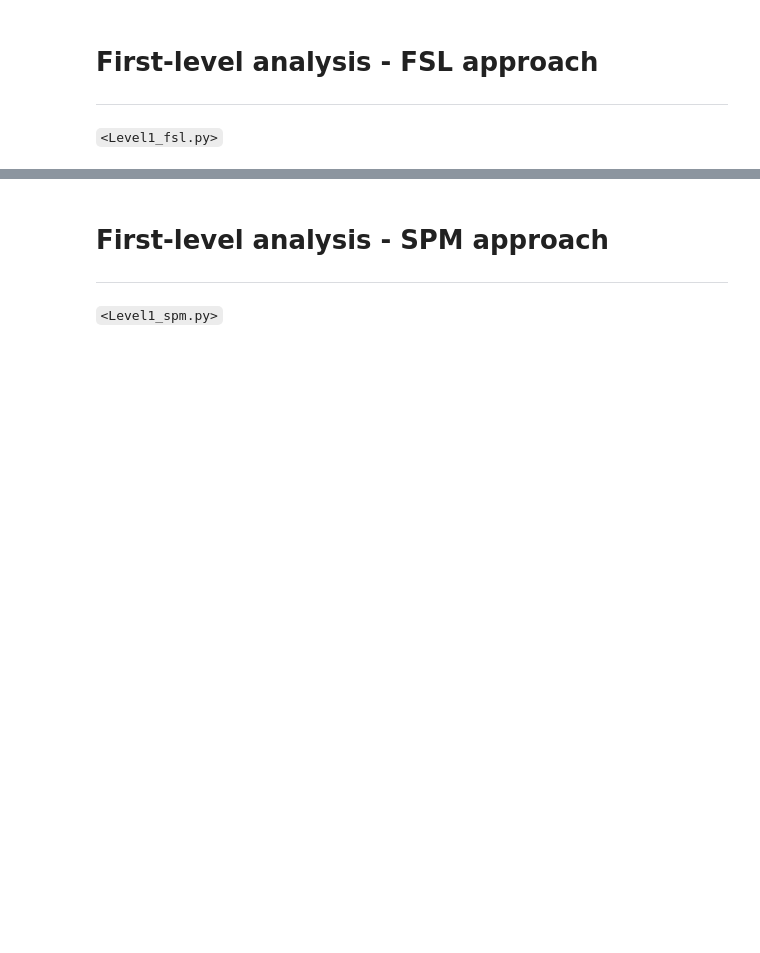
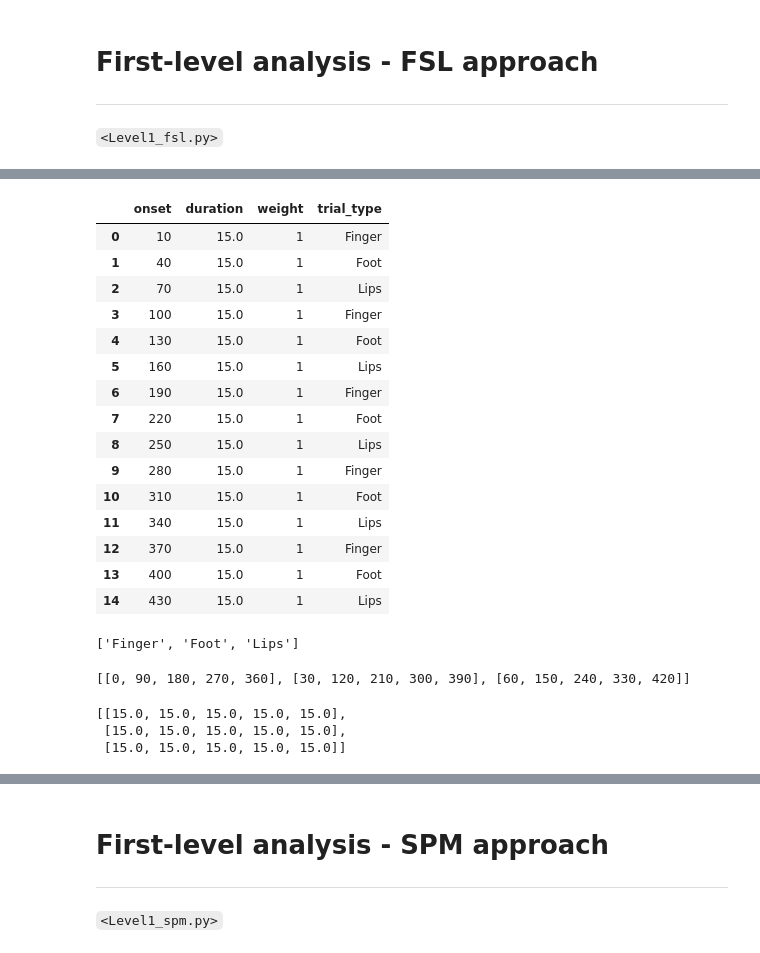
Before and after one commit to sathayas/JupyterfMRIFall2018, a Jupyter notebook: Level1.ipynb, the cells around one changed output, grey strips where cells are left out. Drawn from its saved outputs; the diff is of its cells as text; code cells hidden in the pictures; blank space fills up the shorter version.

```diff
--- a/Level1.ipynb
+++ b/Level1.ipynb
@@ -295,0 +219,19 @@ firstLevel.run()
+# %%
+trialInfo
+# %% [output]
+|  | onset | duration | weight | trial_type |
+| 0 | 10 | 15.0 | 1 | Finger |
+| 1 | 40 | 15.0 | 1 | Foot |
+| 2 | 70 | 15.0 | 1 | Lips |
+| 3 | 100 | 15.0 | 1 | Finger |
+| 4 | 130 | 15.0 | 1 | Foot |
+| 5 | 160 | 15.0 | 1 | Lips |
+| 6 | 190 | 15.0 | 1 | Finger |
+| 7 | 220 | 15.0 | 1 | Foot |
+| 8 | 250 | 15.0 | 1 | Lips |
+| 9 | 280 | 15.0 | 1 | Finger |
+| 10 | 310 | 15.0 | 1 | Foot |
+| 11 | 340 | 15.0 | 1 | Lips |
+| 12 | 370 | 15.0 | 1 | Finger |
+| 13 | 400 | 15.0 | 1 | Foot |
+| 14 | 430 | 15.0 | 1 | Lips |
@@ -295,0 +241,4 @@ firstLevel.run()
+# %%
+conditions
+# %% [output]
+['Finger', 'Foot', 'Lips']
@@ -295,0 +253,10 @@ firstLevel.run()
+# %%
+onsets
+# %% [output]
+[[0, 90, 180, 270, 360], [30, 120, 210, 300, 390], [60, 150, 240, 330, 420]]
+# %%
+durations
+# %% [output]
+[[15.0, 15.0, 15.0, 15.0, 15.0],
+ [15.0, 15.0, 15.0, 15.0, 15.0],
+ [15.0, 15.0, 15.0, 15.0, 15.0]]
```
Also changed, not shown: parts of 13 cells of this notebook.
